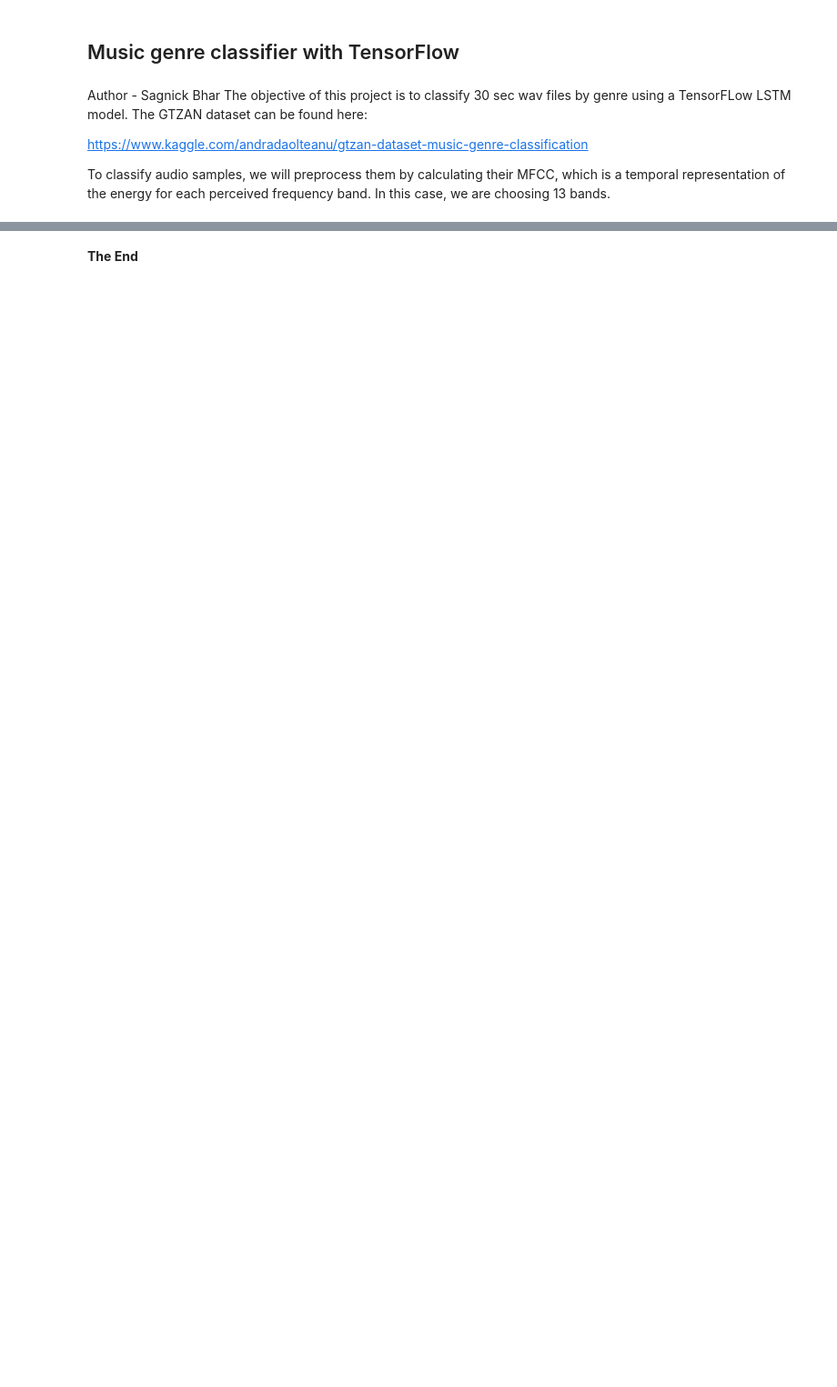
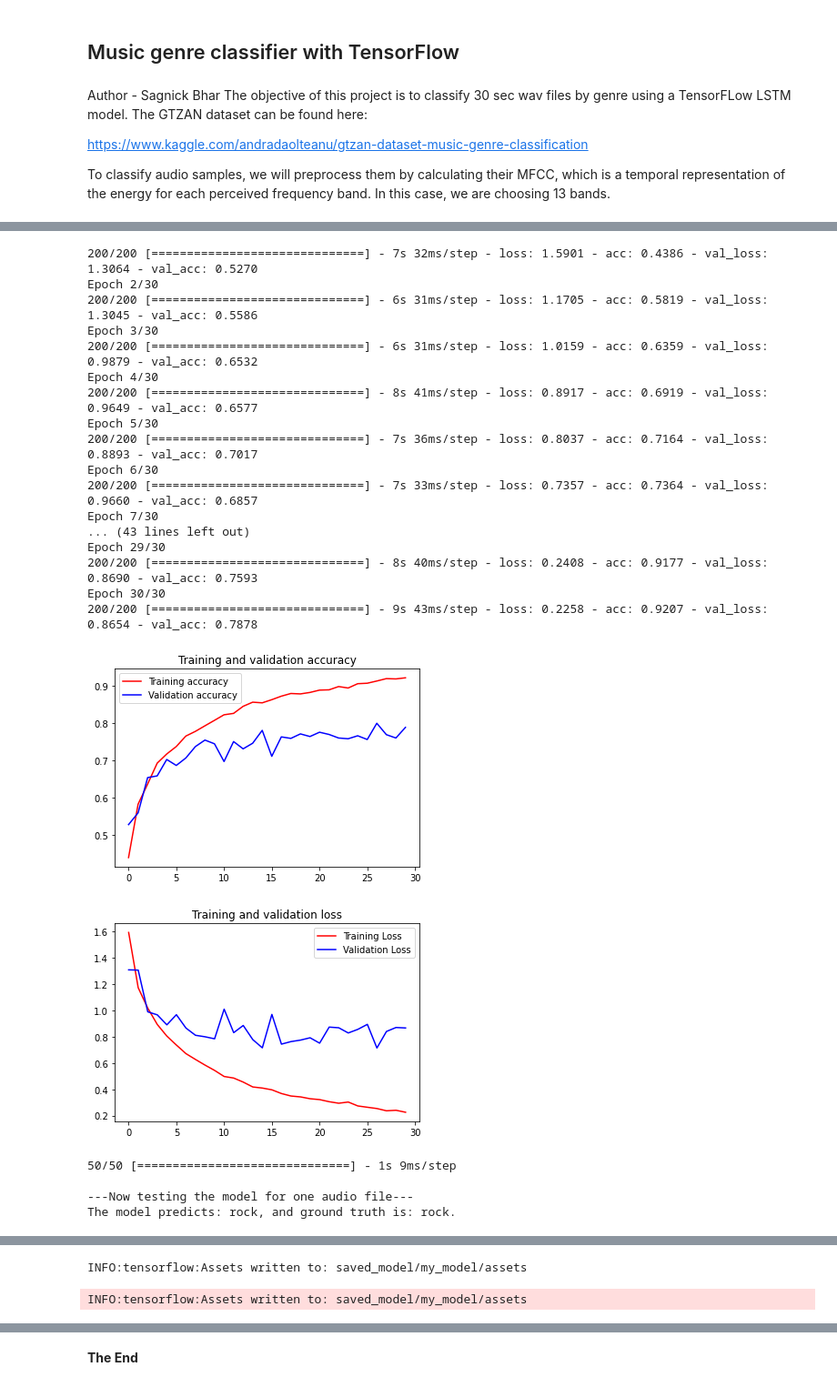
Before and after one commit to oscarmtz1/IEEE_SP22_QP, a Jupyter notebook: musicclass.ipynb, the cells around one changed output, grey strips where cells are left out. Shown at 91% size. Cells and saved outputs as stored; diff of their text form; code cells hidden in the pictures; blank space fills up the shorter version.

Commit message:
saved trained model as saved_model.pb

```diff
--- a/musicclass.ipynb
+++ b/musicclass.ipynb
@@ -18,8 +19,8 @@ import tensorflow as tf
 # %%
-SOURCE_PATH = '/kaggle/input/gtzan-dataset-music-genre-classification/Data/genres_original/'
+SOURCE_PATH = 'Data/genres_original/'
 
 # Path to labels and processed data file, json format.
-JSON_PATH = '/kaggle/working/data.json'
+JSON_PATH = 'data.json'
 
 # Sampling rate.
 sr = 22050
@@ -44,7 +45,7 @@ def preprocess_data(source_path, json_path):
     for i, (dirpath, dirnames, filenames) in enumerate(os.walk(source_path)):
         for file in filenames:
             # exclude a corrupted wav file that makes everything crash.
-            if os.path.join(dirpath, file) != '/kaggle/input/gtzan-dataset-music-genre-classification/Data/genres_original/jazz/jazz.00054.wav':
+            if os.path.join(dirpath, file) != 'Data/genres_original/jazz/jazz.00054.wav':
                 song, sr = librosa.load(os.path.join(dirpath, file), duration=29)
                 for s in range(NUM_SLICES):
                     start_sample = SAMPLES_PER_SLICE * s
@@ -60,6 +61,8 @@ def preprocess_data(source_path, json_path):
     with open(json_path, 'w') as f:
         json.dump(mydict, f)
     f.close()
+
+    #out_file = open(json_path)
 # %%
 def load_data(json_path):
 
@@ -172,14 +175,27 @@ if __name__ == "__main__":
 
     model.summary()
 
+    checkpoint_path = 'model1.ckpt'
+
+    checkpoint_dir = os.path.dirname(checkpoint_path)
+
+    # cp_callback = tf.keras.callbacks.ModelCheckpoint(filepath=checkpoint_path,
+    #                                                 save_weights_only=True,
+    #                                                 save_freq=10*32,
+    #                                                 verbose=1)
+
     #Training the model.
     history = model.fit(Xtrain, ytrain,
                         validation_data=(Xval, yval),
                         epochs=30,
-                        batch_size=32
+                        batch_size=32#,
+                        #callbacks=[cp_callback]
                         )
 
     plot_performance(history)
 
     # Testing the model on never seen before data.
     make_prediction(model, Xtest, ytest, 24)
+
+    model.save('saved_model/my_model')
+# %% [output]
@@ -185,0 +219,23 @@ if __name__ == "__main__":
+200/200 [==============================] - 7s 32ms/step - loss: 1.5901 - acc: 0.4386 - val_loss: 1.3064 - val_acc: 0.5270
+Epoch 2/30
+200/200 [==============================] - 6s 31ms/step - loss: 1.1705 - acc: 0.5819 - val_loss: 1.3045 - val_acc: 0.5586
+Epoch 3/30
+200/200 [==============================] - 6s 31ms/step - loss: 1.0159 - acc: 0.6359 - val_loss: 0.9879 - val_acc: 0.6532
+Epoch 4/30
+200/200 [==============================] - 8s 41ms/step - loss: 0.8917 - acc: 0.6919 - val_loss: 0.9649 - val_acc: 0.6577
+Epoch 5/30
+200/200 [==============================] - 7s 36ms/step - loss: 0.8037 - acc: 0.7164 - val_loss: 0.8893 - val_acc: 0.7017
+Epoch 6/30
+200/200 [==============================] - 7s 33ms/step - loss: 0.7357 - acc: 0.7364 - val_loss: 0.9660 - val_acc: 0.6857
+Epoch 7/30
+... (43 lines left out)
+Epoch 29/30
+200/200 [==============================] - 8s 40ms/step - loss: 0.2408 - acc: 0.9177 - val_loss: 0.8690 - val_acc: 0.7593
+Epoch 30/30
+200/200 [==============================] - 9s 43ms/step - loss: 0.2258 - acc: 0.9207 - val_loss: 0.8654 - val_acc: 0.7878
+[figure, added]
+[figure, added]
+50/50 [==============================] - 1s 9ms/step
+
+---Now testing the model for one audio file---
+The model predicts: rock, and ground truth is: rock.
@@ -185,0 +243,2 @@ if __name__ == "__main__":
+INFO:tensorflow:Assets written to: saved_model/my_model/assets
+INFO:tensorflow:Assets written to: saved_model/my_model/assets
```
Also changed, not shown: parts of 5 cells of this notebook, 5 other files.
